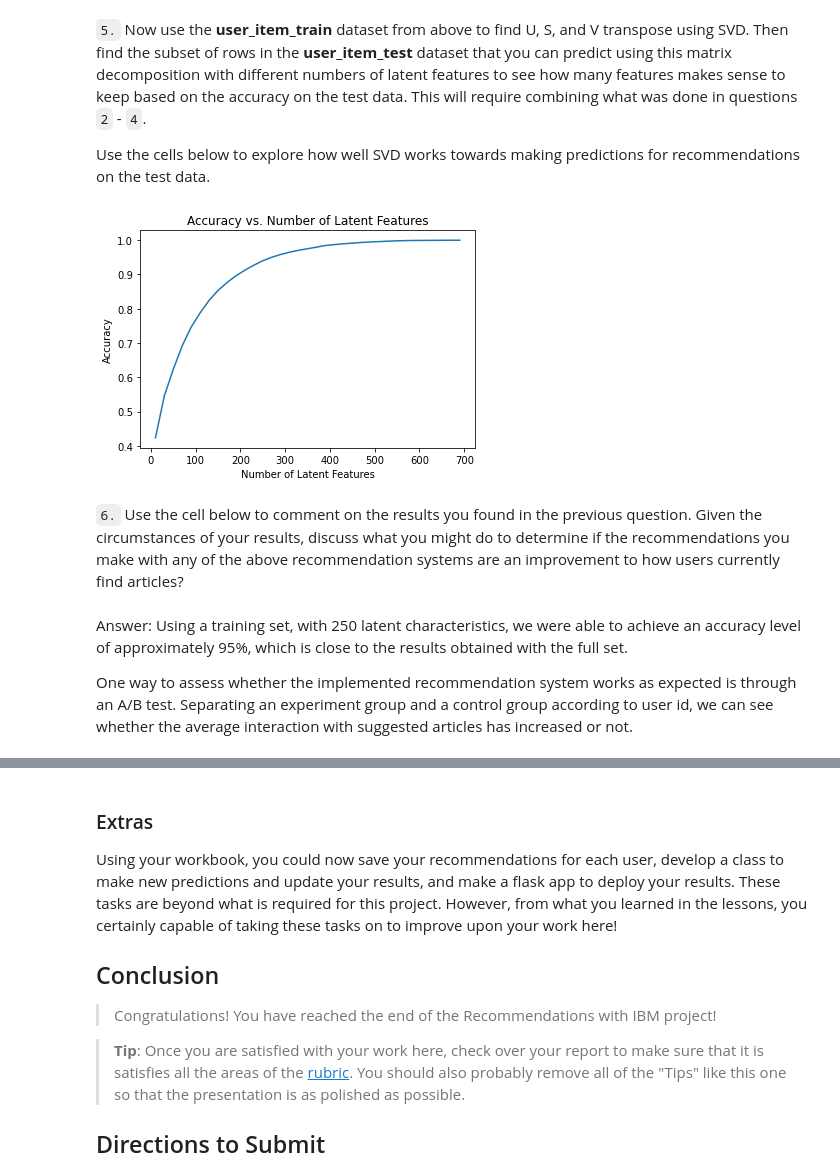
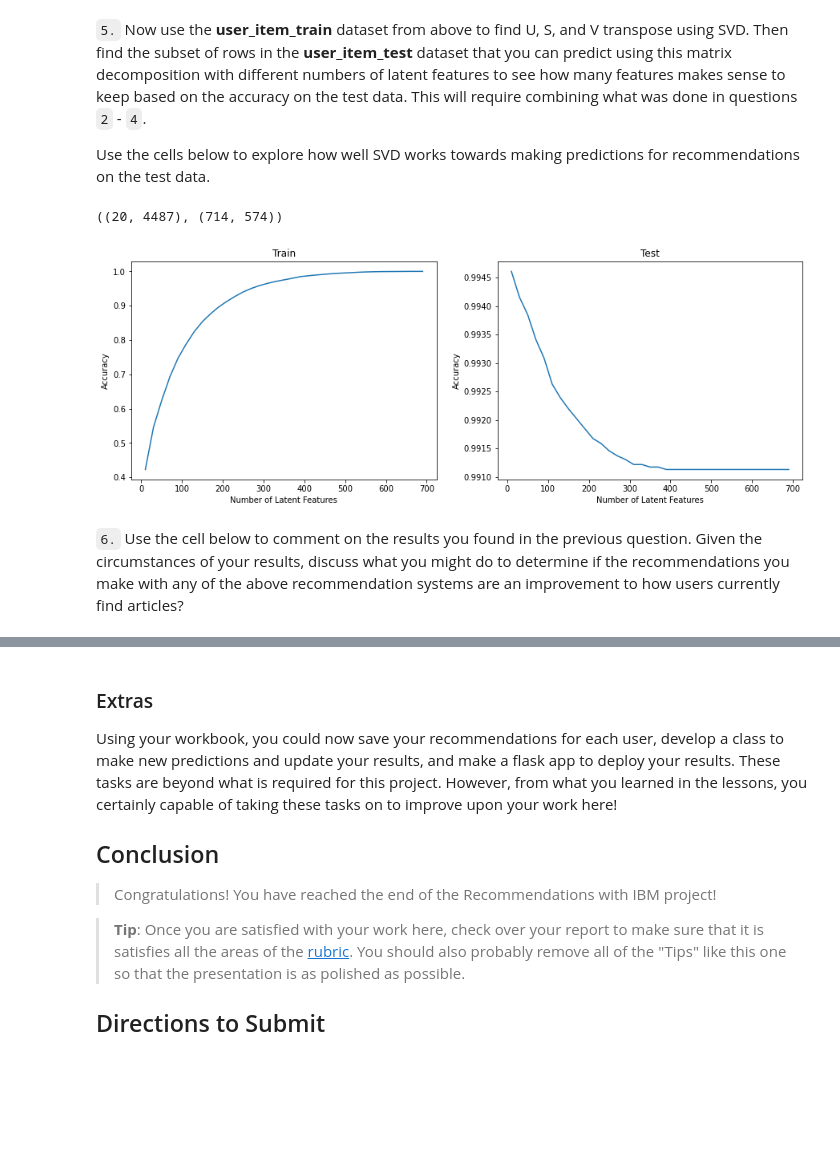
Before and after one commit to brunoarine/article-recommendation, a Jupyter notebook: Recommendations_with_IBM.ipynb, the cells around one changed output, grey strips where cells are left out. Drawn from its saved outputs; the diff is of its cells as text; code cells hidden in the pictures; blank space fills up the shorter version.

```diff
--- a/Recommendations_with_IBM.ipynb
+++ b/Recommendations_with_IBM.ipynb
@@ -716,10 +737,22 @@ def create_test_and_train_user_item(df_train, df_test):
 
     '''
 
+    # Create user-item matrices.
     user_item_train = create_user_item_matrix(df_train)
     user_item_test = create_user_item_matrix(df_test)
-    test_idx = df_test['user_id'].unique()
-    test_arts = df_test['article_id'].unique()
+
+    # Filter out duplicate entries.
+    train_idx = df_train["user_id"].unique()
+    train_arts = df_train["article_id"].unique()
+
+    test_idx = df_test["user_id"].unique()
+    test_arts = df_test["article_id"].unique()
+
+    # Ensure that user_item_test contains only entries found in the training set
+    # to avoid the cold start problem.
+    common_idx = np.intersect1d(train_idx, test_idx)
+    common_arts = np.intersect1d(train_arts, test_arts)
+    user_item_test = user_item_test.loc[common_idx, common_arts]
 
     return user_item_train, user_item_test, test_idx, test_arts
 
@@ -753,34 +802,31 @@ Use the cells below to explore how well SVD works towards making predictions for
 # %%
 # fit SVD on the user_item_train matrix
 u_train, s_train, vt_train = np.linalg.svd(user_item_train)
-# %%
-num_latent_feats = np.arange(10,700+10,20)
-sum_errs = []
-
-for k in num_latent_feats:
-    # restructure with k latent features
-    s_new, u_new, vt_new = np.diag(s_train[:k]), u_train[:, :k], vt_train[:k, :]
-
-    # take dot product
-    user_item_est = np.around(np.dot(np.dot(u_new, s_new), vt_new))
-
-    # compute error for each prediction to actual value
-    diffs = np.subtract(user_item_train, user_item_est)
-
-    # total errors and keep track of them
-    err = np.sum(np.sum(np.abs(diffs)))
-    sum_errs.append(err)
-
-
-plt.plot(num_latent_feats, 1 - np.array(sum_errs)/df.shape[0]);
-plt.xlabel('Number of Latent Features');
-plt.ylabel('Accuracy');
-plt.title('Accuracy vs. Number of Latent Features');
-# %% [output]
-[figure, removed]
+# %%
+common_users_mask = user_item_train.index.isin(test_idx)
+common_articles_mask = user_item_train.columns.isin(test_arts)
+# %%
+u_test = u_train[common_users_mask, :]
+vt_test = vt_train[:, common_articles_mask]
+
+u_test.shape, vt_test.shape
+# %% [output]
+((20, 4487), (714, 574))
+# %%
+plt.figure(figsize=(15,5))
+
+# Plot training accuracy
+plt.subplot(1,2,1)
+plot_accuracy(user_item_train, s_train, u_train, vt_train)
+plt.title("Train")
+
+# Plot test accuracy, passing s=s_train as argument to the function
+plt.subplot(1,2,2)
+plot_accuracy(user_item_test, s_train, u_test, vt_test)
+plt.title("Test")
+
+plt.show()
+# %% [output]
+[figure, added]
 # %% [markdown]
 `6.` Use the cell below to comment on the results you found in the previous question. Given the circumstances of your results, discuss what you might do to determine if the recommendations you make with any of the above recommendation systems are an improvement to how users currently find articles?
-# %% [markdown]
-Answer: Using a training set, with 250 latent characteristics, we were able to achieve an accuracy level of approximately 95%, which is close to the results obtained with the full set.
-
-One way to assess whether the implemented recommendation system works as expected is through an A/B test. Separating an experiment group and a control group according to user id, we can see whether the average interaction with suggested articles has increased or not.
```
Also changed, not shown: parts of 13 cells of this notebook, 1 other file.
